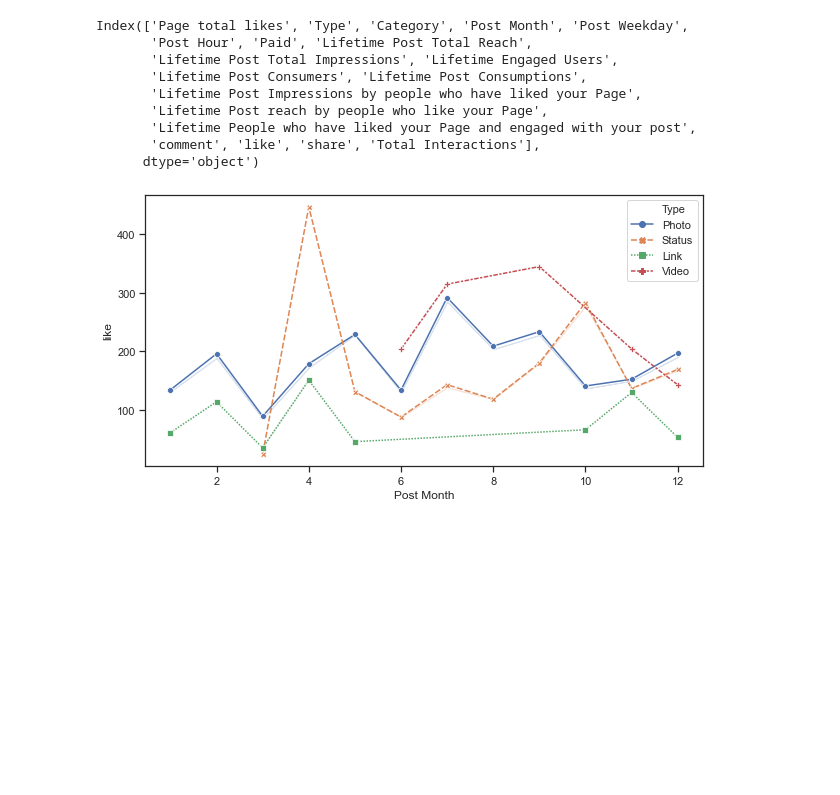
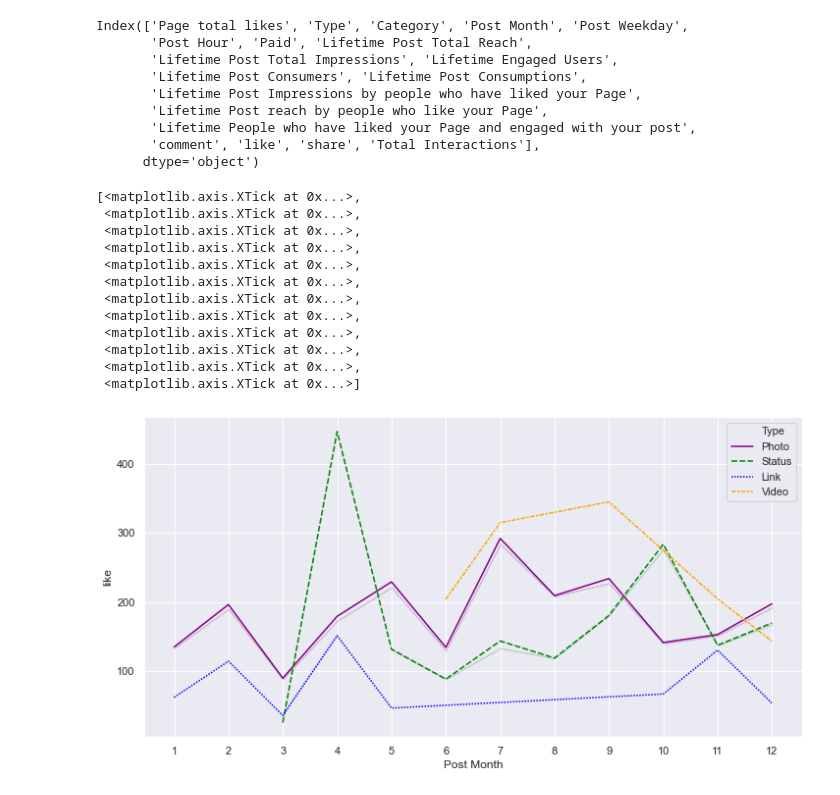
Before and after one commit to MarilynSasha/INTRO-TO-DATA-ANALYSIS, a Jupyter notebook: facebook7.21.20.ipynb, the cells around one changed output. Cells and saved outputs as stored; diff of their text form; code cells hidden in the pictures; blank space fills up the shorter version.

Commit message:
line plot editing

```diff
--- a/facebook7.21.20.ipynb
+++ b/facebook7.21.20.ipynb
@@ -119,7 +119,28 @@ Index(['Page total likes', 'Type', 'Category', 'Post Month', 'Post Weekday',
        'comment', 'like', 'share', 'Total Interactions'],
       dtype='object')
 # %%
+sns.set(rc={'figure.figsize': (12, 6)})
+
 ax = sns.lineplot(x = 'Post Month', y = 'like', data = facebook, style = 'Type', hue = 'Type',
-                   ci = False, markers = True)
+                  palette = ['purple', 'green', 'blue', 'orange'],  ci = False)
+
+ax.set_xticks(range(1, 13, 1))
+
+
+
+# sns.set = xticks(np.arange(1, 12, 1))
+# ax.set_xticks(range(1, 13, 1))
 # %% [output]
+[<matplotlib.axis.XTick at 0x...>,
+ <matplotlib.axis.XTick at 0x...>,
+ <matplotlib.axis.XTick at 0x...>,
+ <matplotlib.axis.XTick at 0x...>,
+ <matplotlib.axis.XTick at 0x...>,
+ <matplotlib.axis.XTick at 0x...>,
+ <matplotlib.axis.XTick at 0x...>,
+ <matplotlib.axis.XTick at 0x...>,
+ <matplotlib.axis.XTick at 0x...>,
+ <matplotlib.axis.XTick at 0x...>,
+ <matplotlib.axis.XTick at 0x...>,
+ <matplotlib.axis.XTick at 0x...>]
-[figure, old version]
+[figure, new version]
```
